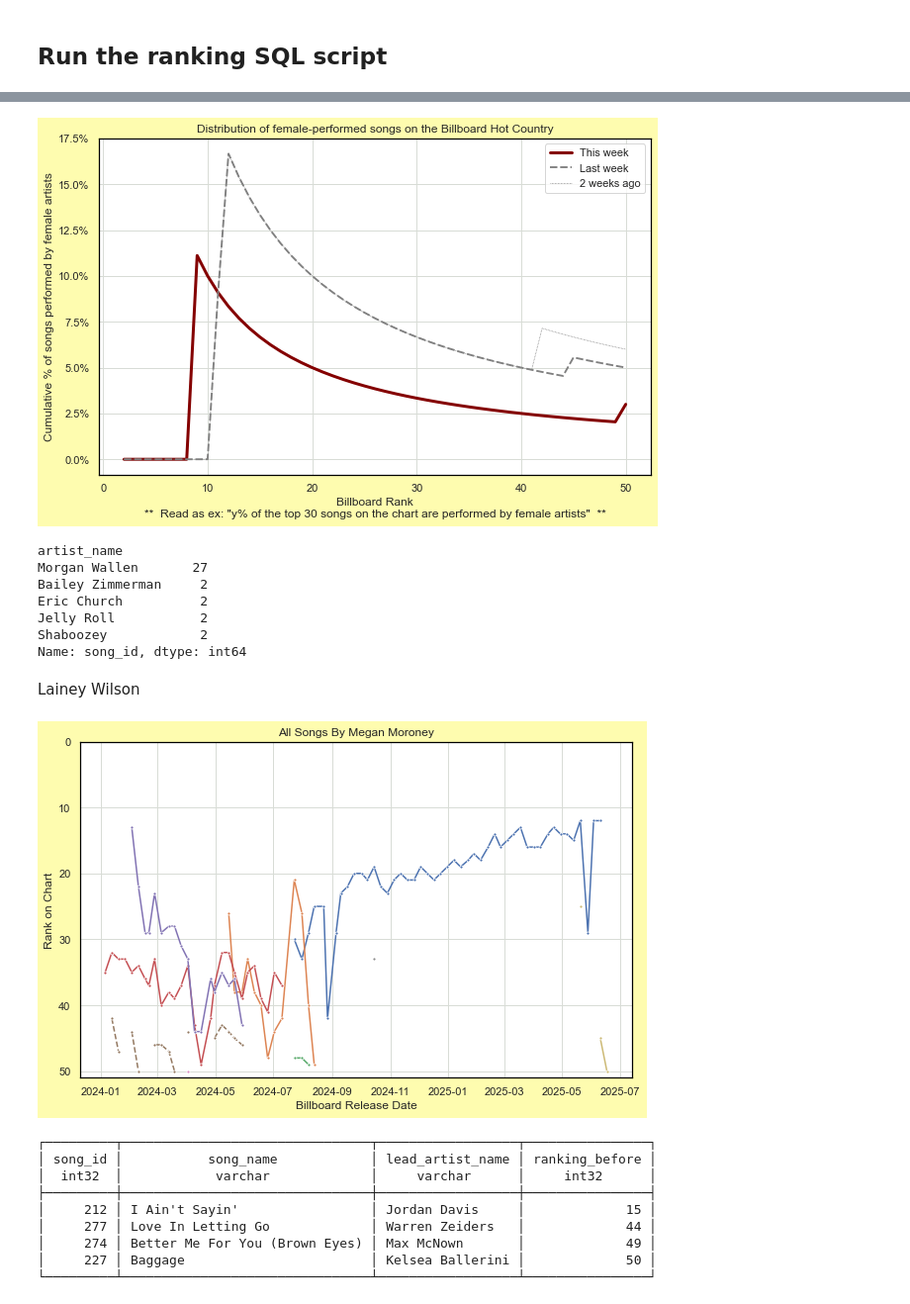
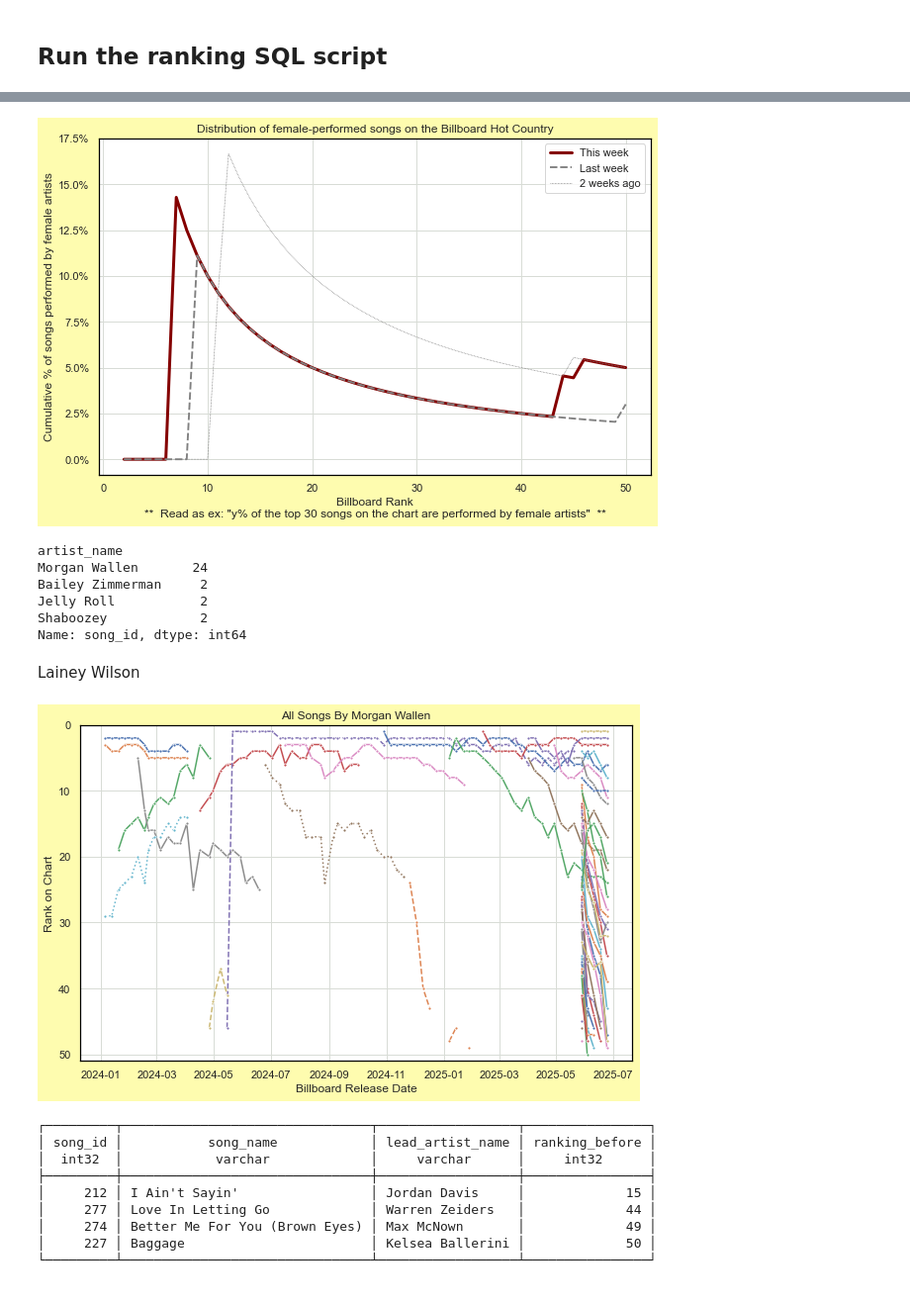
Before and after one commit to jwmanahan/billboard, a Jupyter notebook: add_new_week.ipynb, the cells around one changed output, grey strips where cells are left out. Shown at 99% size. Cells and saved outputs as stored; diff of their text form; code cells hidden in the pictures.

```diff
--- a/add_new_week.ipynb
+++ b/add_new_week.ipynb
@@ -33,7 +33,7 @@ sns.set(
 # Change the billboard_observation_date!
 # %%
 current_date = date.today().strftime('%Y-%m-%d')
-billboard_observation_date = '2025-06-17'
+billboard_observation_date = '2025-06-24'
 # %%
 # Set up SQL connection
 %config SqlMagic.autopandas = True
@@ -723,7 +719,7 @@ plt.xlabel(
 plt.ylabel('Cumulative % of songs performed by female artists')
 graph.yaxis.set_major_formatter(mtick.StrMethodFormatter('{x:.1%}'))
 # %% [output]
-[figure, old version]
+[figure, new version]
 # %%
 credit_type_to_linestyle = {
     'Lead artist' : 'solid'
@@ -740,9 +736,8 @@ df_weeks_for_artist[
 ].sort_values(ascending = False)
 # %% [output]
 artist_name
-Morgan Wallen       27
+Morgan Wallen       24
 Bailey Zimmerman     2
-Eric Church          2
 Jelly Roll           2
 Shaboozey            2
 Name: song_id, dtype: int64
@@ -751,7 +746,7 @@ Lainey Wilson
 # %%
 # For now, manual artist name selection
 # TODO: Create charts for every artist on this week's chart at once
-artist_name = 'Megan Moroney'
+artist_name = 'Morgan Wallen'
 
 df_weeks_this_artist = df_weeks_for_artist.query(
     f"artist_name == '{artist_name}'"
@@ -762,34 +757,34 @@ df_weeks_this_artist = df_weeks_for_artist.query(
 #     this_artist_id = input("Please input artist ID for differentiation")
 #     df_weeks_this_artist[
 #         df_weeks_this_artist[artist_id] == this_artist_id
 #     ]
 
 for _, row in df_weeks_this_artist.pivot( # TODO no pivot to support legend in char 'song_name'
     index = 'song_id'
     , columns = 'billboard_observation_date' #TODO: weeks ago
     , values = 'billboard_rank'
 ).fillna(
     np.inf # suppresses only if a different song is on the chart in any week within this song's gap
 ).iterrows():
     graph = sns.lineplot(
         data = row
         , linestyle = credit_type_to_linestyle[
             df_weeks_this_artist[
                 df_weeks_this_artist['song_id'] == row.name
             ].groupby('relationship_type').count().iloc[0].name
         ]
         , marker = '.'
     )
 
 graph.set(
     title = f'All Songs By {artist_name}'
     , xlabel = 'Billboard Release Date' # Really observation date (for now)
     , ylabel = 'Rank on Chart'
     , ylim = [0, 51]
 )
 graph.axes.invert_yaxis()
 # %% [output]
-[figure, old version]
+[figure, new version]
 # %%
 # TODO: Set comparison_observation_date as num weeks back, not specific date
 current_observation_date = billboard_observation_date
```
Also changed, not shown: parts of 22 cells of this notebook, 4 other files.
